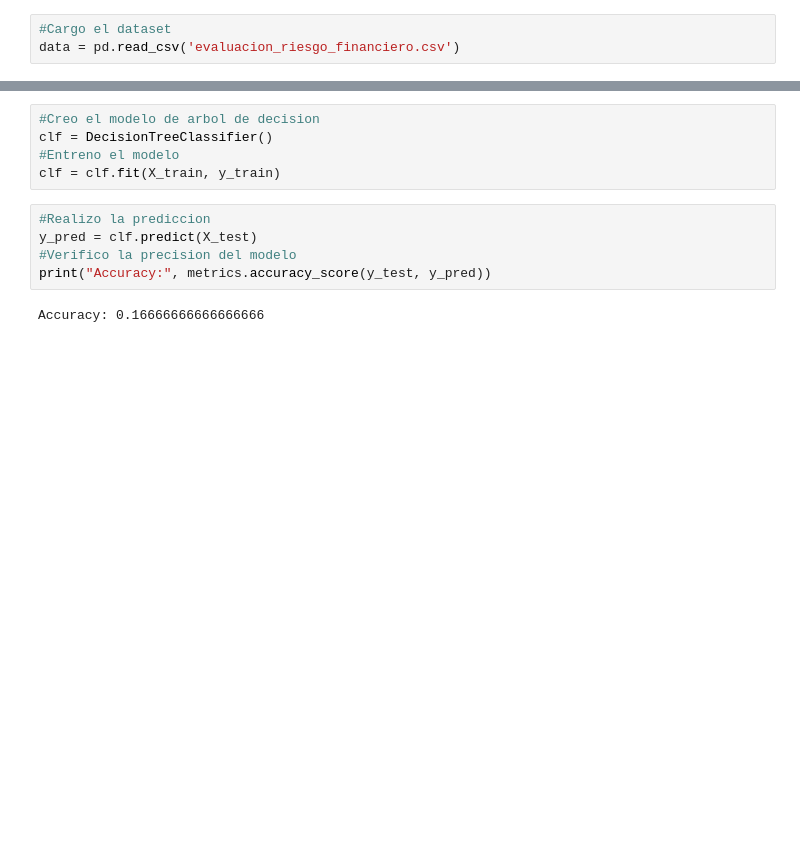
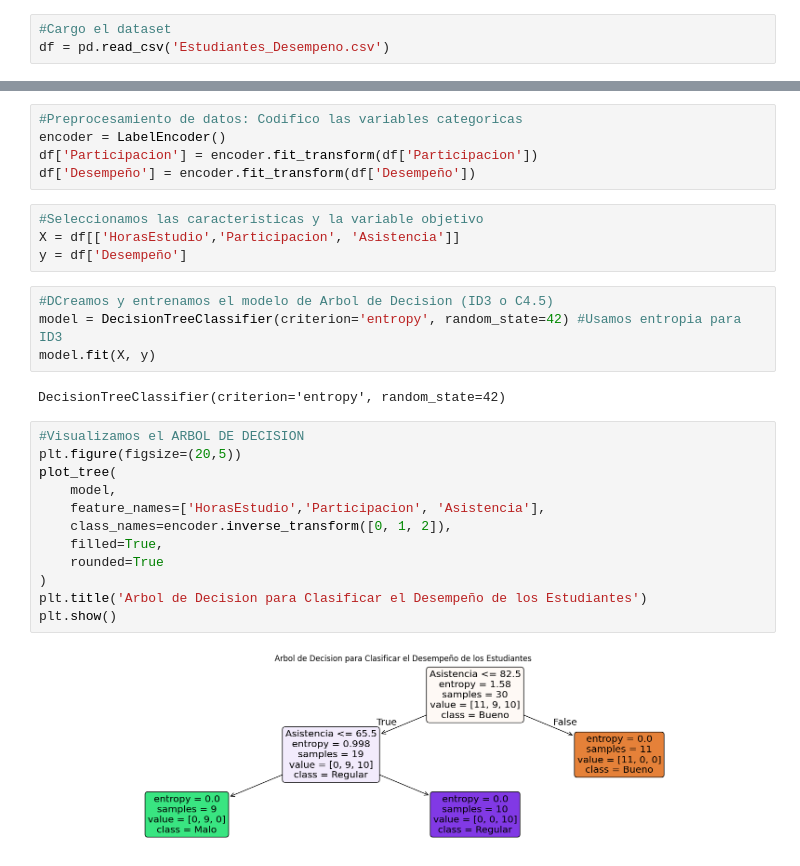
Before and after one commit to DiwsgenLop/Modelos_Mineria, a Jupyter notebook: trees.ipynb, the cells around one changed output, grey strips where cells are left out. Saved outputs shown, nothing was run; the diff lists cells and outputs as text; blank space fills up the shorter version.

```diff
--- a/trees.ipynb
+++ b/trees.ipynb
@@ -10,3 +7,3 @@ from sklearn.metrics import classification_report, confusion_matrix
 # %%
 #Cargo el dataset
-data = pd.read_csv('evaluacion_riesgo_financiero.csv')
+df = pd.read_csv('Estudiantes_Desempeno.csv')
@@ -47,12 +10,29 @@ X_train, X_test, y_train, y_test = train_test_split(X, y, test_size=0.2, random_
-# %%
-#Creo el modelo de arbol de decision
-clf = DecisionTreeClassifier()
-#Entreno el modelo
-clf = clf.fit(X_train, y_train)
-# %%
-#Realizo la prediccion
-y_pred = clf.predict(X_test)
-#Verifico la precision del modelo
-print("Accuracy:", metrics.accuracy_score(y_test, y_pred))
-# %% [output]
-Accuracy: 0.16666666666666666
+# %%
+#Preprocesamiento de datos: Codifico las variables categoricas
+encoder = LabelEncoder()
+df['Participacion'] = encoder.fit_transform(df['Participacion'])
+df['Desempeño'] = encoder.fit_transform(df['Desempeño'])
+# %%
+#Seleccionamos las caracteristicas y la variable objetivo
+X = df[['HorasEstudio','Participacion', 'Asistencia']]
+y = df['Desempeño']
+# %%
+#DCreamos y entrenamos el modelo de Arbol de Decision (ID3 o C4.5)
+model = DecisionTreeClassifier(criterion='entropy', random_state=42) #Usamos entropia para ID3
+model.fit(X, y)
+# %% [output]
+DecisionTreeClassifier(criterion='entropy', random_state=42)
+# %%
+#Visualizamos el ARBOL DE DECISION
+plt.figure(figsize=(20,5))
+plot_tree(
+    model,
+    feature_names=['HorasEstudio','Participacion', 'Asistencia'],
+    class_names=encoder.inverse_transform([0, 1, 2]),
+    filled=True,
+    rounded=True
+)
+plt.title('Arbol de Decision para Clasificar el Desempeño de los Estudiantes')
+plt.show()
+# %% [output]
+[figure, added]
```
Also changed, not shown: parts of 5 cells of this notebook, 1 other file.
